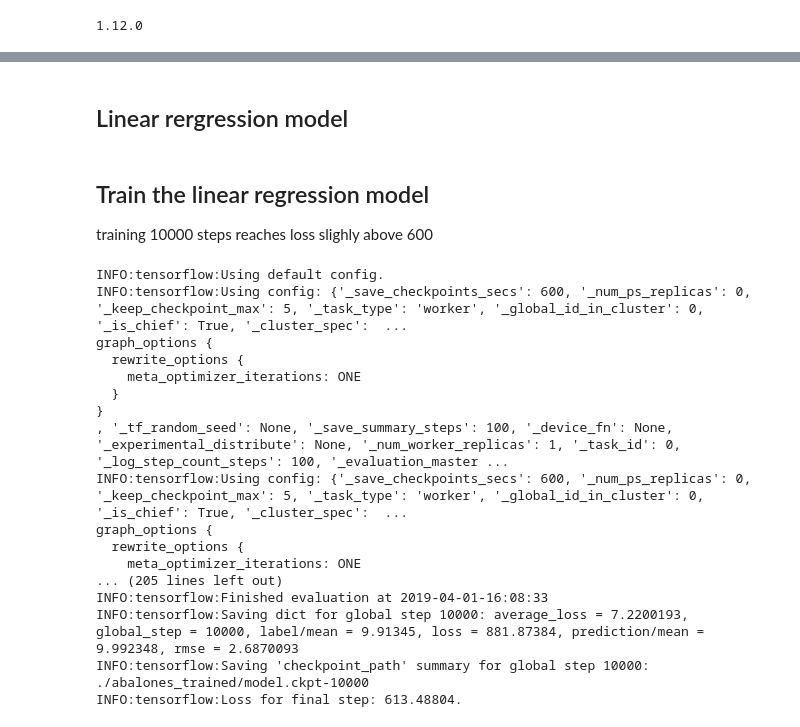
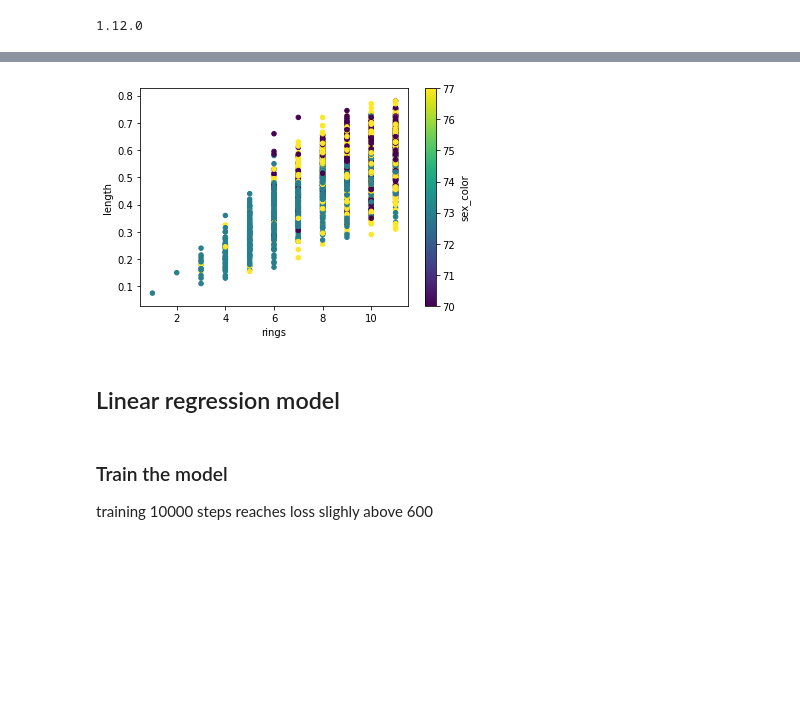
Before and after one commit to borzoj/ml-experiments, a Jupyter notebook: abalones/abalones_dnn_regressor.ipynb, the cells around one changed output, grey strips where cells are left out. Saved outputs shown, nothing was run; the diff lists cells and outputs as text; code cells hidden in the pictures; blank space fills up the shorter version.

```diff
--- a/abalones/abalones_dnn_regressor.ipynb
+++ b/abalones/abalones_dnn_regressor.ipynb
@@ -50,3 +60,9 @@ df.describe()
+# %%
+#df.describe()
+df.plot(kind='scatter',x='rings',y='length',c='sex_color', colormap='viridis')
+plt.show()
+# %% [output]
+[figure, added]
 # %%
 # Split into train and eval
 np.random.seed(seed=1) #makes split reproducible
@@ -58,5 +74,5 @@ train_df = df[msk_train]
 eval_df = df[msk_eval]
 test_df = df[msk_test]
 # %% [markdown]
-## Linear rergression model
+## Linear regression model
 # %%
@@ -98,23 +126,3 @@ shutil.rmtree(OUTDIR, ignore_errors = True) # start fresh each time
 # %% [markdown]
-## Train the linear regression model
+### Train the model
 training 10000 steps reaches loss slighly above 600
-# %%
-train_and_evaluate(OUTDIR, num_train_steps = 10000)
-# %% [output]
-INFO:tensorflow:Using default config.
-INFO:tensorflow:Using config: {'_save_checkpoints_secs': 600, '_num_ps_replicas': 0, '_keep_checkpoint_max': 5, '_task_type': 'worker', '_global_id_in_cluster': 0, '_is_chief': True, '_cluster_spec':  ...
-graph_options {
-  rewrite_options {
-    meta_optimizer_iterations: ONE
-  }
-}
-, '_tf_random_seed': None, '_save_summary_steps': 100, '_device_fn': None, '_experimental_distribute': None, '_num_worker_replicas': 1, '_task_id': 0, '_log_step_count_steps': 100, '_evaluation_master ...
-INFO:tensorflow:Using config: {'_save_checkpoints_secs': 600, '_num_ps_replicas': 0, '_keep_checkpoint_max': 5, '_task_type': 'worker', '_global_id_in_cluster': 0, '_is_chief': True, '_cluster_spec':  ...
-graph_options {
-  rewrite_options {
-    meta_optimizer_iterations: ONE
-... (205 lines left out)
-INFO:tensorflow:Finished evaluation at 2019-04-01-16:08:33
-INFO:tensorflow:Saving dict for global step 10000: average_loss = 7.2200193, global_step = 10000, label/mean = 9.91345, loss = 881.87384, prediction/mean = 9.992348, rmse = 2.6870093
-INFO:tensorflow:Saving 'checkpoint_path' summary for global step 10000: ./abalones_trained/model.ckpt-10000
-INFO:tensorflow:Loss for final step: 613.48804.
```
Also changed, not shown: parts of 18 cells of this notebook, 2 other files.
